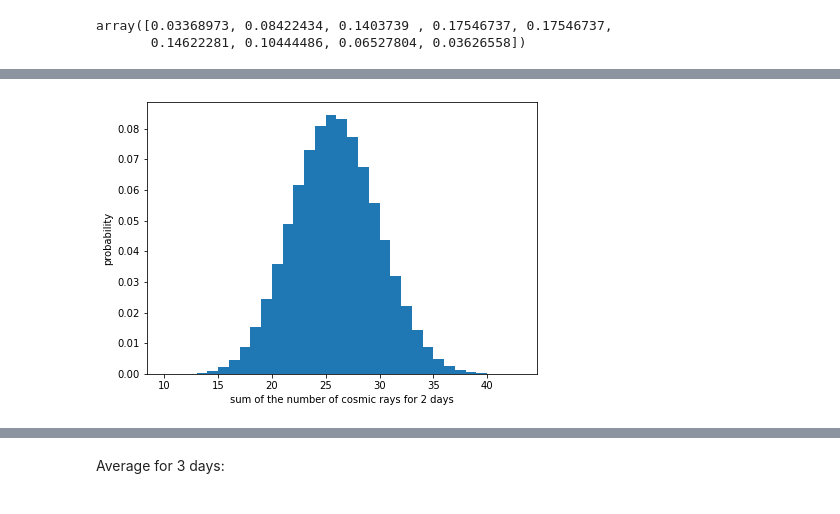
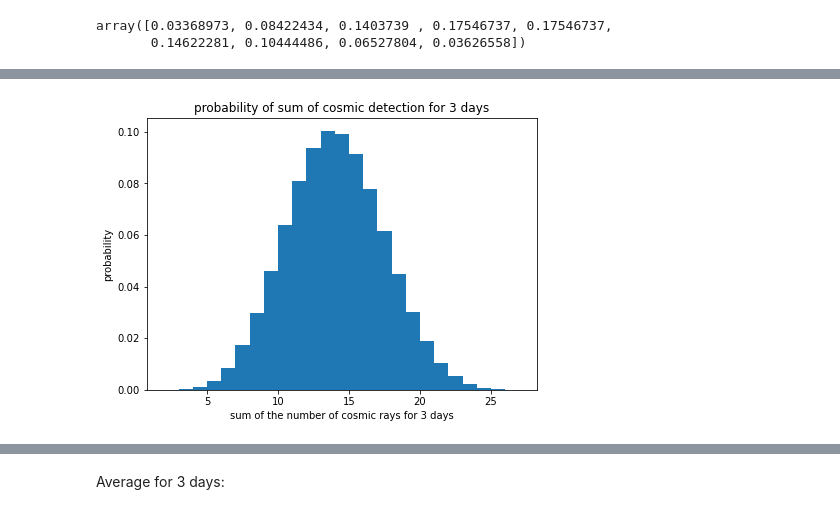
Before and after one commit to GShefali/repository1, a Jupyter notebook: lab2NB.ipynb, the cells around one changed output, grey strips where cells are left out. Drawn from its saved outputs; the diff is of its cells as text; code cells hidden in the pictures.

```diff
--- a/lab2NB.ipynb
+++ b/lab2NB.ipynb
@@ -31,0 +45,14 @@ plt.show()
+# %%
+v2 = stats.poisson.pmf(np.arange(1,10), 5)
+v = v2
+for x in range(1) :
+    v2 = np.convolve(v, v2)
+plt.rcParams["figure.figsize"] = (7,5)
+fig, ax = plt.subplots(1, 1, sharex = True, sharey = True)
+ax.stairs( v2,np.arange(2,20),fill = True)
+plt.title("probability of sum of cosmic detection for 2 days")
+ax.set_xlabel("sum of the number of cosmic rays for 2 days")
+ax.set_ylabel("probability")
+#ax.plot(np.linspace(10,60,1000),stats.norm.pdf(np.linspace(10,60,1000),loc = 35.5, scale = 5),linewidth = 8,alpha = 0.7)
+#ax.set_yscale("log")
+plt.show()
@@ -31,0 +61,14 @@ plt.show()
+# %%
+v2 = stats.poisson.pmf(np.arange(1,10), 5)
+v = v2
+for x in range(1) :
+    v2 = np.convolve(v, v2)
+plt.rcParams["figure.figsize"] = (7,5)
+fig, ax = plt.subplots(1, 1, sharex = True, sharey = True)
+ax.stairs( v2,np.arange(2,20),fill = True)
+plt.title("probability of sum of cosmic detection for 2 days on log y axis")
+ax.set_xlabel("sum of the number of cosmic rays for 2 days")
+ax.set_ylabel("log of probability")
+#ax.plot(np.linspace(10,60,1000),stats.norm.pdf(np.linspace(10,60,1000),loc = 35.5, scale = 5),linewidth = 8,alpha = 0.7)
+ax.set_yscale("log")
+plt.show()
@@ -32,15 +77,16 @@ plt.show()
 # %%
 v2 = stats.poisson.pmf(np.arange(1,10), 5)
+v = v2
 for x in range(2) :
-    v2 = np.convolve(v2, v2)
+    v2 = np.convolve(v, v2)
 plt.rcParams["figure.figsize"] = (7,5)
 fig, ax = plt.subplots(1, 1, sharex = True, sharey = True)
-ax.stairs( v2,np.arange(10,44),fill = True)
-
-ax.set_xlabel("sum of the number of cosmic rays for 2 days")
+ax.stairs( v2,np.arange(2,28),fill = True)
+plt.title("probability of sum of cosmic detection for 3 days")
+ax.set_xlabel("sum of the number of cosmic rays for 3 days")
 ax.set_ylabel("probability")
 #ax.plot(np.linspace(10,60,1000),stats.norm.pdf(np.linspace(10,60,1000),loc = 35.5, scale = 5),linewidth = 8,alpha = 0.7)
 #ax.set_yscale("log")
 plt.show()
 # %% [output]
-[figure, old version]
+[figure, new version]
```
Also changed, not shown: parts of 73 cells of this notebook, 1 other file.
